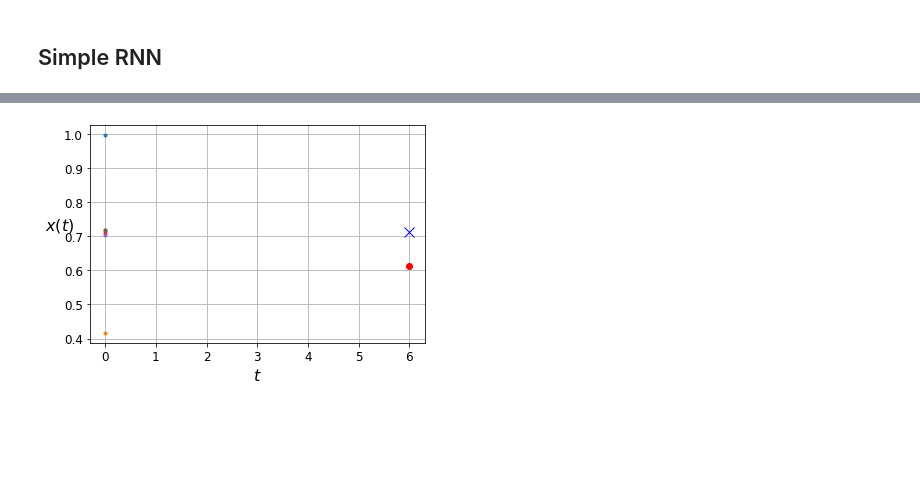
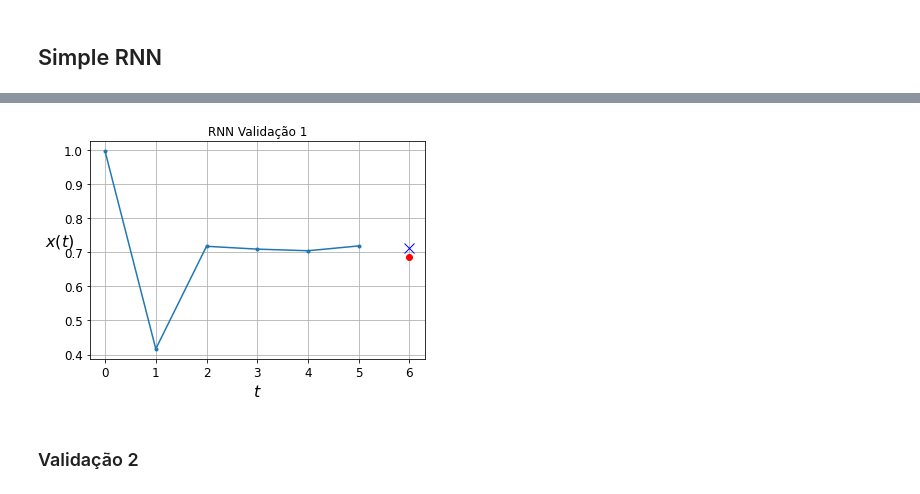
Before and after one commit to Gabrielamb2/MachineLearning, a Jupyter notebook: RNN_GDPcap_certo.ipynb, the cells around one changed output, grey strips where cells are left out. Saved outputs shown, nothing was run; the diff lists cells and outputs as text; code cells hidden in the pictures; blank space fills up the shorter version.

```diff
--- a/RNN_GDPcap_certo.ipynb
+++ b/RNN_GDPcap_certo.ipynb
@@ -590,5 +602,8 @@ plt.show()
 # %%
 y_pred = model.predict(X_valid)
+
+X_valid = X_valid.reshape((380, 6))
 plot_series(X_valid[0, :], y_valid[0], y_pred[0])
+plt.title("RNN Validação 1")
 plt.show()
 # %% [output]
@@ -596 +611,3 @@ plt.show()
-[figure, old version]
+[figure, new version]
+# %% [markdown]
+### Validação 2
```
Also changed, not shown: parts of 28 cells of this notebook.
